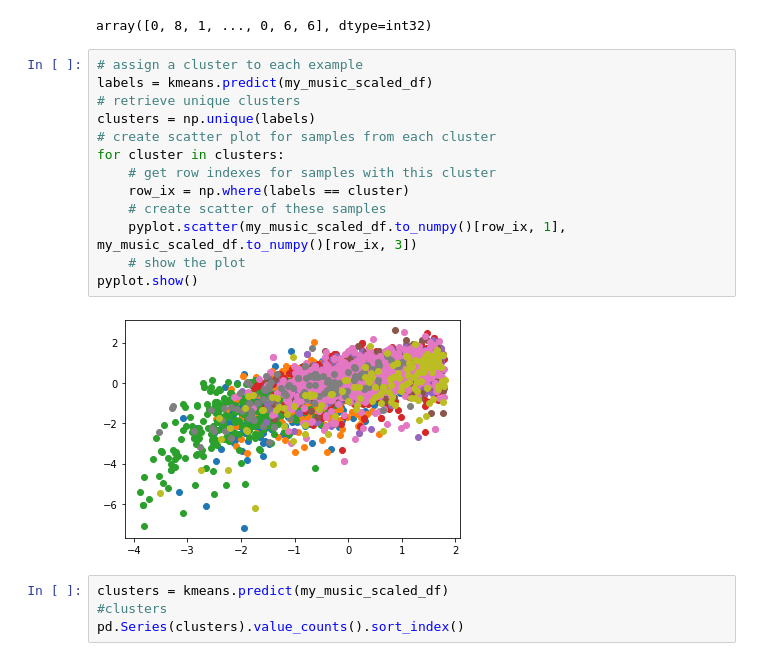
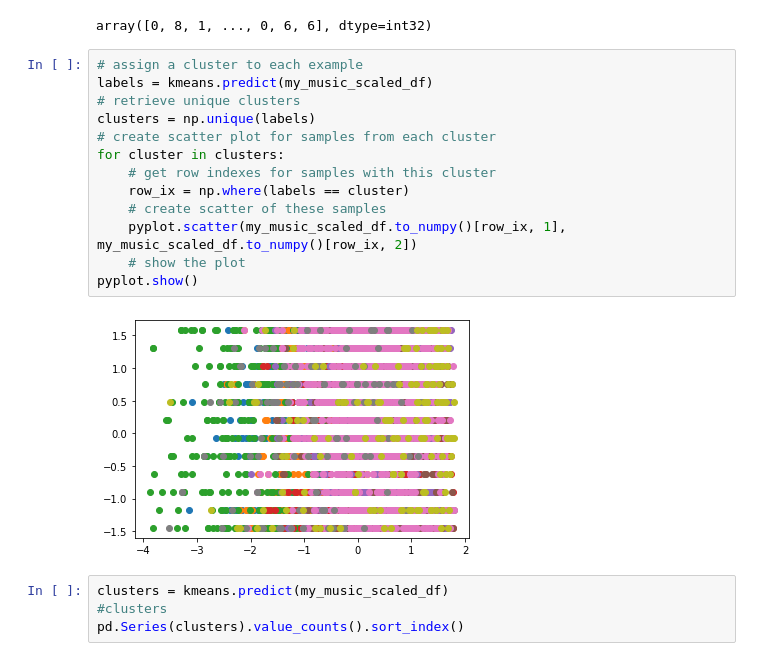
Before and after one commit to tunjaynasibli/IronAssignment, a Jupyter notebook: song_recommendation/data_clustering.ipynb, the cells around one changed output. Saved outputs shown, nothing was run; the diff lists cells and outputs as text.

```diff
--- a/song_recommendation/data_clustering.ipynb
+++ b/song_recommendation/data_clustering.ipynb
@@ -174,18 +174,18 @@ array([0, 8, 1, ..., 0, 6, 6], dtype=int32)
 # %%
 # assign a cluster to each example
 labels = kmeans.predict(my_music_scaled_df)
 # retrieve unique clusters
 clusters = np.unique(labels)
 # create scatter plot for samples from each cluster
 for cluster in clusters:
     # get row indexes for samples with this cluster
     row_ix = np.where(labels == cluster)
     # create scatter of these samples
-    pyplot.scatter(my_music_scaled_df.to_numpy()[row_ix, 1], my_music_scaled_df.to_numpy()[row_ix, 3])
+    pyplot.scatter(my_music_scaled_df.to_numpy()[row_ix, 1], my_music_scaled_df.to_numpy()[row_ix, 2])
     # show the plot
 pyplot.show()
 # %% [output]
-[figure, old version]
+[figure, new version]
 # %%
 clusters = kmeans.predict(my_music_scaled_df)
 #clusters
```
Also changed, not shown: parts of 1 cell of this notebook, 2 other files.
